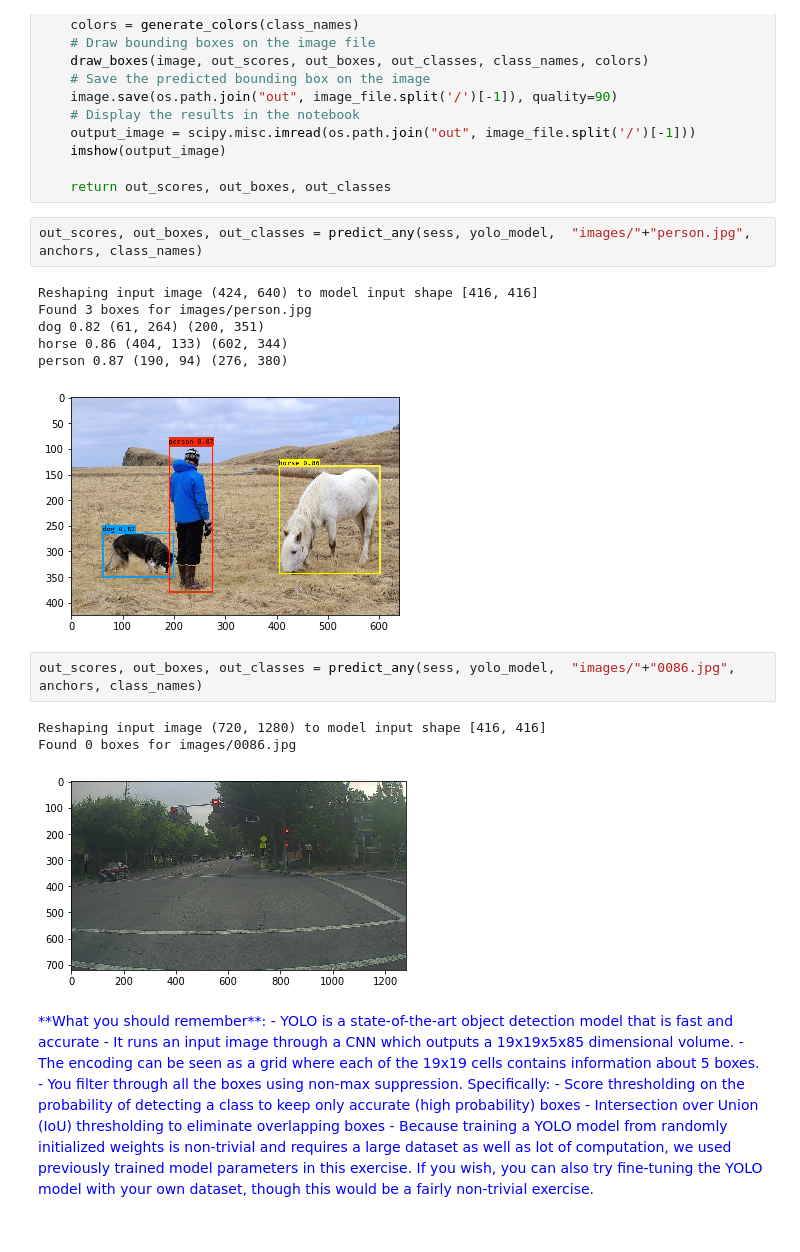
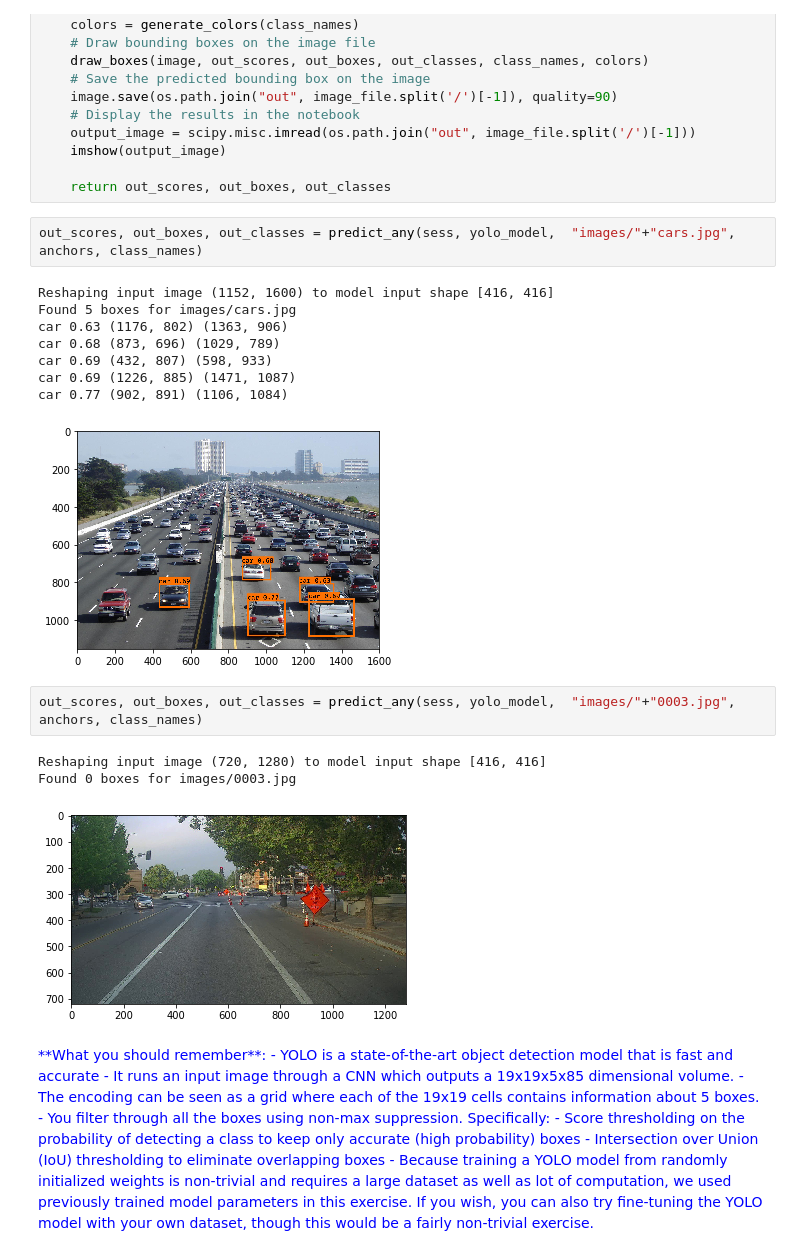
Before and after one commit to DavidTorresOcana/Nexar_challenge_2, a Jupyter notebook: src/Autonomous driving application - Car detection.ipynb, the cells around one changed output. Saved outputs shown, nothing was run; the diff lists cells and outputs as text.

```diff
--- a/src/Autonomous driving application - Car detection.ipynb
+++ b/src/Autonomous driving application - Car detection.ipynb
@@ -1145,20 +1145,22 @@ def predict_any(sess , model, image_file, anchors, class_names):
 
     return out_scores, out_boxes, out_classes
 # %%
-out_scores, out_boxes, out_classes = predict_any(sess, yolo_model,  "images/"+"person.jpg", anchors, class_names)
+out_scores, out_boxes, out_classes = predict_any(sess, yolo_model,  "images/"+"cars.jpg", anchors, class_names)
 # %% [output]
-Reshaping input image (424, 640) to model input shape [416, 416]
-Found 3 boxes for images/person.jpg
-dog 0.82 (61, 264) (200, 351)
-horse 0.86 (404, 133) (602, 344)
-person 0.87 (190, 94) (276, 380)
+Reshaping input image (1152, 1600) to model input shape [416, 416]
+Found 5 boxes for images/cars.jpg
+car 0.63 (1176, 802) (1363, 906)
+car 0.68 (873, 696) (1029, 789)
+car 0.69 (432, 807) (598, 933)
+car 0.69 (1226, 885) (1471, 1087)
+car 0.77 (902, 891) (1106, 1084)
-[figure, old version]
+[figure, new version]
 # %%
-out_scores, out_boxes, out_classes = predict_any(sess, yolo_model,  "images/"+"0086.jpg", anchors, class_names)
+out_scores, out_boxes, out_classes = predict_any(sess, yolo_model,  "images/"+"0003.jpg", anchors, class_names)
 # %% [output]
 Reshaping input image (720, 1280) to model input shape [416, 416]
-Found 0 boxes for images/0086.jpg
+Found 0 boxes for images/0003.jpg
-[figure, old version]
+[figure, new version]
 # %% [markdown]
 <font color='blue'>
 **What you should remember**:
```
